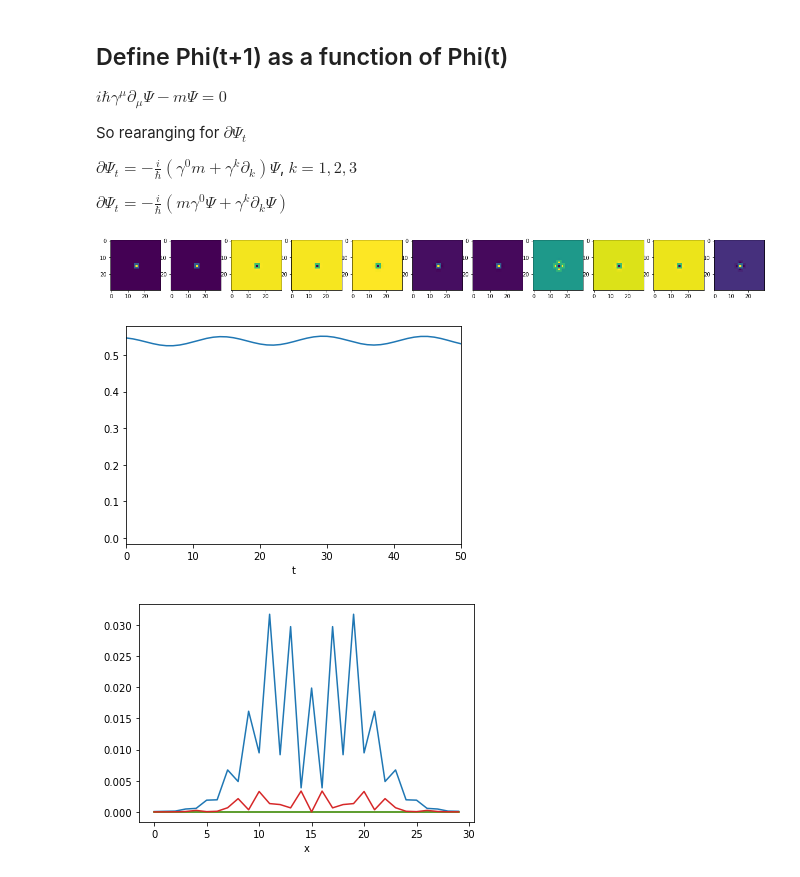
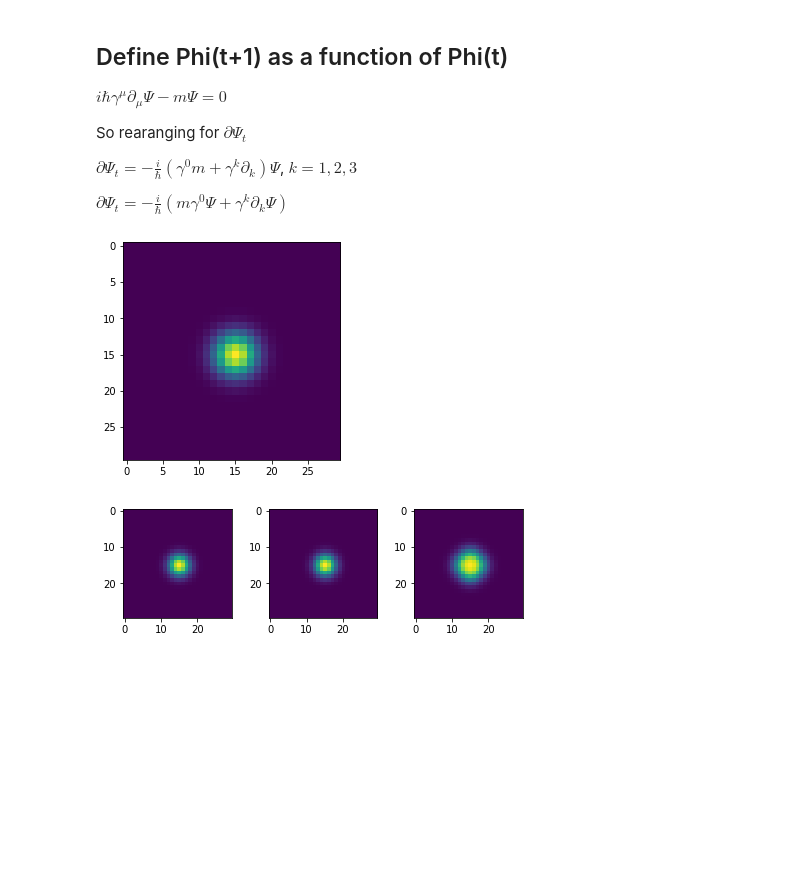
Before and after one commit to ipoole/QM, a Jupyter notebook: NumericDirac.ipynb, the cells around one changed output. Cells and saved outputs as stored; diff of their text form; code cells hidden in the pictures; blank space fills up the shorter version.

```diff
--- a/NumericDirac.ipynb
+++ b/NumericDirac.ipynb
@@ -40,6 +44,8 @@ show(compose(one, p1, p2, p3))
 # %%
 def gamma(i):
     # The four gamma matrices
+    zero = matrix([[0,0], [0,0]])
+    one = matrix([[1,0],[0,1]])
     if i == 0:
         return compose(one, zero, zero, -one)
     else:
@@ -60,18 +66,16 @@ show(gamma(0), gamma(1), gamma(2), gamma(3))
 [-1  0  0  0]
 [ 0  1  0  0]
 # %%
-def normalise(phi4):
-    a = np.sum(phi4 * np.conjugate(phi4))
-    return phi4 / sqrt(a)
+def normalise(phi):
+    a = np.sum(phi * np.conjugate(phi))
+    return phi / sqrt(a)
 
 def test_normalise():
     phi = np.zeros((6,6,6,4), np.cdouble)
-    phi[3,3,3,0] = 1 + 1.j
+    phi[3,3,3,0] = 4.j
     print(phi[3,3,3,0])
     phi_n = normalise(phi)
     print(phi_n[3,3,3,0])
-    phi_nn = normalise(phi_n)
-    print(phi_nn[3,3,3,0])
 
 test_normalise()
 # %% [output]
@@ -89,66 +92,44 @@ $\partial\Psi_t = -\frac{i}{\hbar}(\gamma^0 m + \gamma^k \partial_k) \Psi$, $k=1
 
 $\partial\Psi_t = -\frac{i}{\hbar}(m \gamma^0 \Psi + \gamma^k \partial_k \Psi)$
 # %%
-def advance(phi4, m, dt):
+def advance(phi4, m, dt=1):
     # phy4 is a field defined over x,y,z, with as 4-spinor at each point
     # phy4[x,y,z,s]  where s in 0..3
     assert phi4.ndim == 4
     # x,y,z gradients by shift (roll) and subtract
     dx = (np.roll(phi4, 1, 0) - np.roll(phi4, -1, 0)) / 2
     dy = (np.roll(phi4, 1, 1) - np.roll(phi4, -1, 1)) / 2
     dz = (np.roll(phi4, 1, 2) - np.roll(phi4, -1, 2)) / 2
 
     ddt = -1.j * (
         np.einsum('is,xyzs->xyzi', gamma(0), phi4) * m +
-            np.einsum('is,xyzs->xyzi', gamma(1), dx) +
-            np.einsum('is,xyzs->xyzi', gamma(2), dy) +
-            np.einsum('is,xyzs->xyzi', gamma(3), dz))
+        np.einsum('is,xyzs->xyzi', gamma(1), dx) +
+        np.einsum('is,xyzs->xyzi', gamma(2), dy) +
+        np.einsum('is,xyzs->xyzi', gamma(3), dz))
 
     return phi4 + ddt * dt
 
 def test_advance():
     s=30
     hs=s//2
-    phi0 = np.zeros((s,s,s,4), np.cdouble)
-
-    phi0[hs-1:hs+2,hs-1:hs+2,hs-1:hs+2, 0] = 0.3
+    phi0 = np.zeros((s,s,s,4))
     phi0[hs,hs,hs,0] = 1
+    phi0[:,:,:,0] = gaussian_filter(phi0[:,:,:,0], 2)
+    plt.imshow(phi0[hs,:,:,0])
+    phi0 = np.array(phi0, np.cdouble)
     phi0 = normalise(phi0)
 
-    m = 4
-    nsteps = 12
+    m = 0
+    nsteps = 4
 
-    plt.figure(figsize=(2*nsteps,2))
+    plt.figure(figsize=(10, 2))
     phi = phi0
     for step in range(1, nsteps):
         plt.subplot(1, nsteps, step)
         plt.imshow(real_part(phi[:,:,hs,0]))
-        phi = normalise(advance(phi, m, .5))
+        phi = normalise(advance(phi, m))
     plt.show()
-
-
-    phi = phi0
-    p=[]
-    tstep = 0.05
-    nsteps = 1000
-    for step in range(0, nsteps):
-        phi = normalise(advance(phi, m, tstep))
-        p += [abs(phi[hs,hs,hs,0])]
-    plt.plot(p)
-    plt.xlabel('t')
-    plt.xlim(0, tstep*nsteps)
-    plt.show()
-
-    plt.figure()
-    plt.plot(abs(phi[:,hs,hs,0]))
-    plt.plot(abs(phi[:,hs,hs,1]))
-    plt.plot(abs(phi[:,hs,hs,2]))
-    plt.plot(abs(phi[:,hs,hs,3]))
-    plt.xlabel('x')
-    plt.show()
-
 test_advance()
 # %% [output]
-[figure, old version]
+[figure, new version]
-[figure, old version]
+[figure, new version]
-[figure, removed]
```
Also changed, not shown: parts of 6 cells of this notebook, 1 other file.
